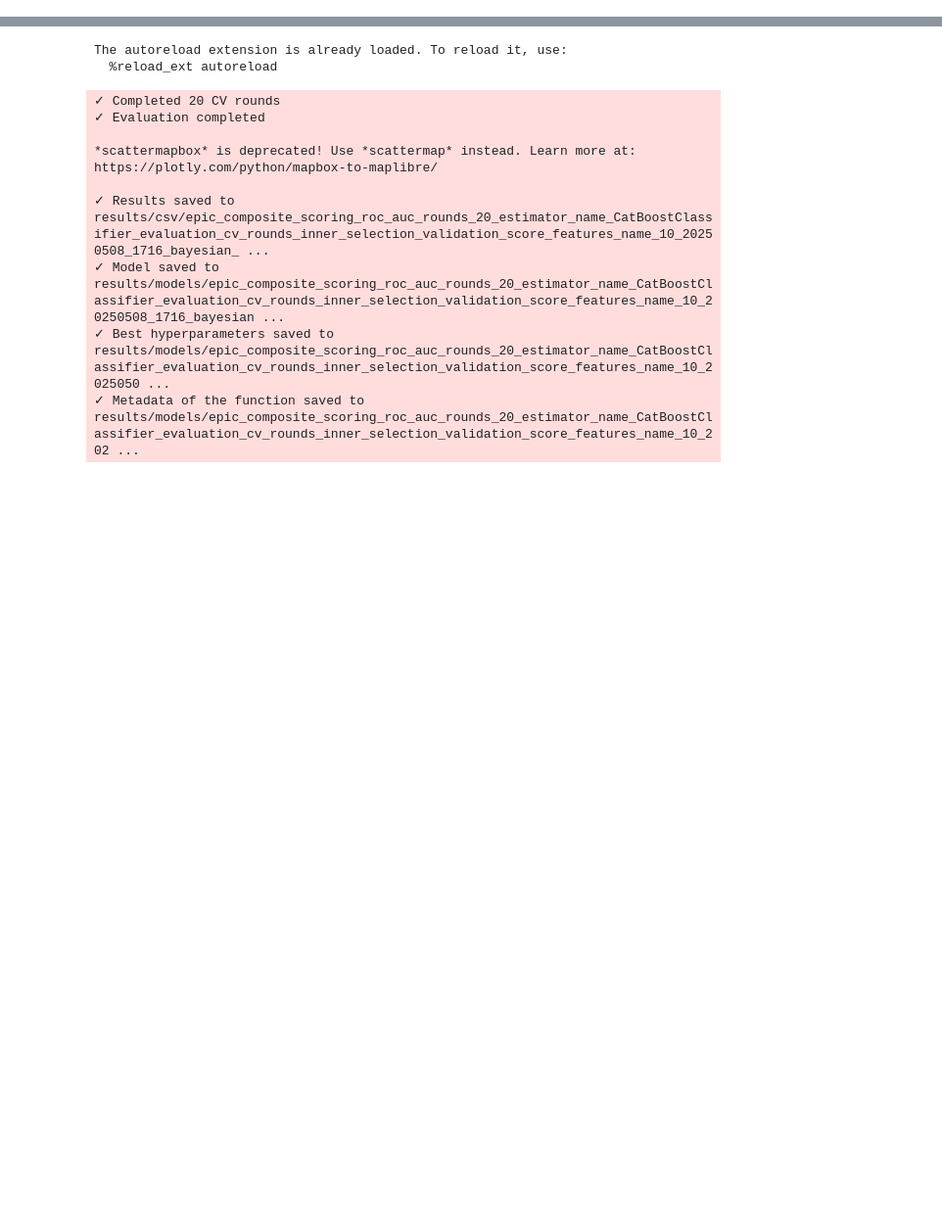
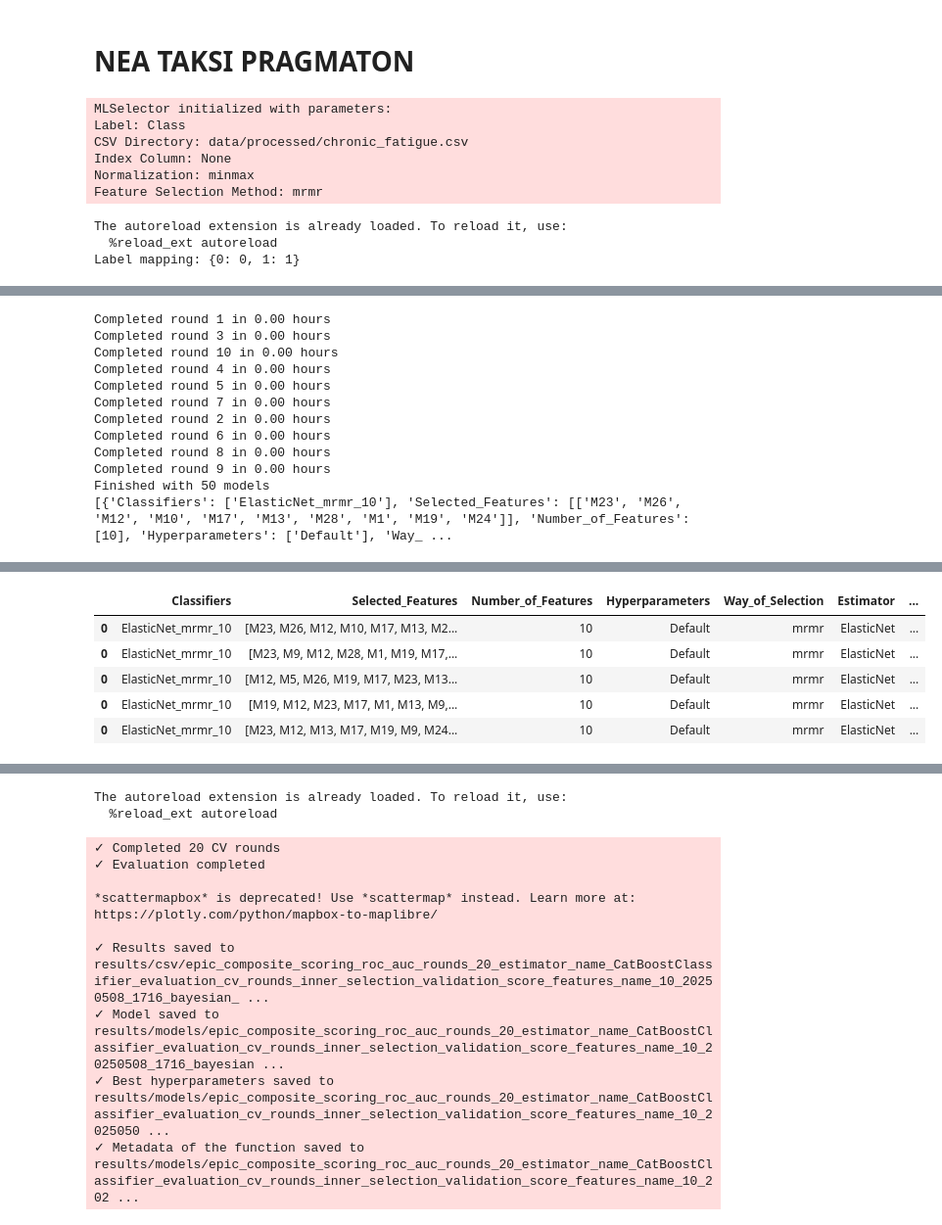
Before and after one commit to costasmexis/AI4META, a Jupyter notebook: test_pipeline.ipynb, the cells around one changed output, grey strips where cells are left out. Shown at 98% size. Drawn from its saved outputs; the diff is of its cells as text; code cells hidden in the pictures; blank space fills up the shorter version.

```diff
--- a/test_pipeline.ipynb
+++ b/test_pipeline.ipynb
@@ -0,0 +1,29 @@
+# %% [markdown]
+# NEA TAKSI PRAGMATON
+# %%
+# from src.data.dataloader import DataLoader
+# from src.data.exploration import DataExplorer
+from src.models.mlselection import MLSelector
+
+%load_ext autoreload
+%autoreload 2
+%matplotlib inline
+
+csv_dir = 'data/processed/chronic_fatigue.csv'
+label = 'Class'
+
+# ms = MLSelection(csv_dir=csv_dir, label=label, database_name='ai4meta.db')
+
+mlexp = MLSelector(csv_dir=csv_dir, label=label, normalization='minmax', database_name='ai4meta.db')
+# mlexp.X
+mlexp.modelselection(search_on=['ElasticNet', 'RandomForest'],num_features=10,)
+# %% [output]
+MLSelector initialized with parameters:
+Label: Class
+CSV Directory: data/processed/chronic_fatigue.csv
+Index Column: None
+Normalization: minmax
+Feature Selection Method: mrmr
+The autoreload extension is already loaded. To reload it, use:
+  %reload_ext autoreload
+Label mapping: {0: 0, 1: 1}
@@ -0,0 +47,12 @@
+Completed round 1 in 0.00 hours
+Completed round 3 in 0.00 hours
+Completed round 10 in 0.00 hours
+Completed round 4 in 0.00 hours
+Completed round 5 in 0.00 hours
+Completed round 7 in 0.00 hours
+Completed round 2 in 0.00 hours
+Completed round 6 in 0.00 hours
+Completed round 8 in 0.00 hours
+Completed round 9 in 0.00 hours
+Finished with 50 models
+[{'Classifiers': ['ElasticNet_mrmr_10'], 'Selected_Features': [['M23', 'M26', 'M12', 'M10', 'M17', 'M13', 'M28', 'M1', 'M19', 'M24']], 'Number_of_Features': [10], 'Hyperparameters': ['Default'], 'Way_ ...
@@ -0,0 +79,6 @@
+|  | Classifiers | Selected_Features | Number_of_Features | Hyperparameters | Way_of_Selection | Estimator | ... |
+| 0 | ElasticNet_mrmr_10 | [M23, M26, M12, M10, M17, M13, M2... | 10 | Default | mrmr | ElasticNet | ... |
+| 0 | ElasticNet_mrmr_10 | [M23, M9, M12, M28, M1, M19, M17,... | 10 | Default | mrmr | ElasticNet | ... |
+| 0 | ElasticNet_mrmr_10 | [M12, M5, M26, M19, M17, M23, M13... | 10 | Default | mrmr | ElasticNet | ... |
+| 0 | ElasticNet_mrmr_10 | [M19, M12, M23, M17, M1, M13, M9,... | 10 | Default | mrmr | ElasticNet | ... |
+| 0 | ElasticNet_mrmr_10 | [M23, M12, M13, M17, M19, M9, M24... | 10 | Default | mrmr | ElasticNet | ... |
```
Also changed, not shown: parts of 14 cells of this notebook, 14 other files.
